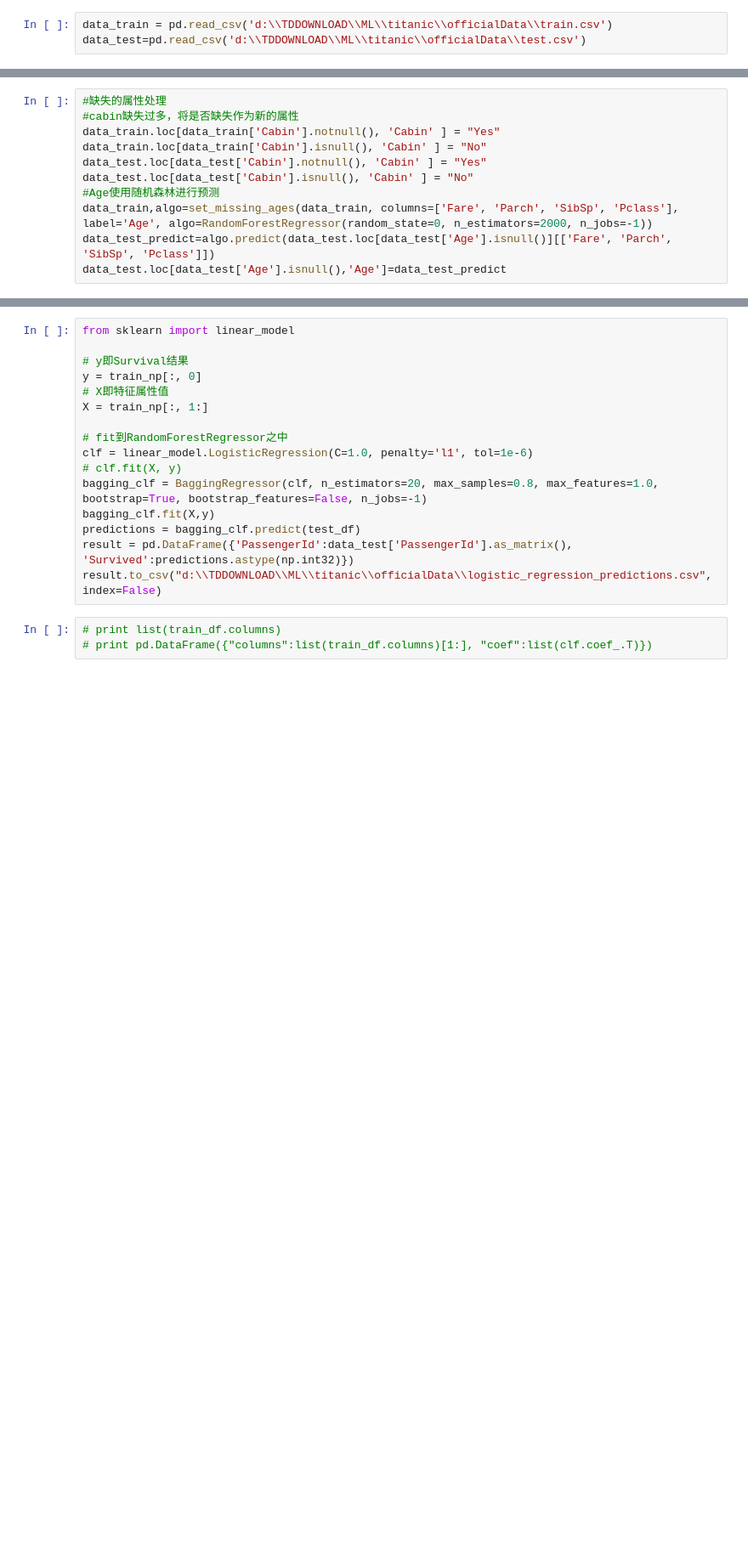
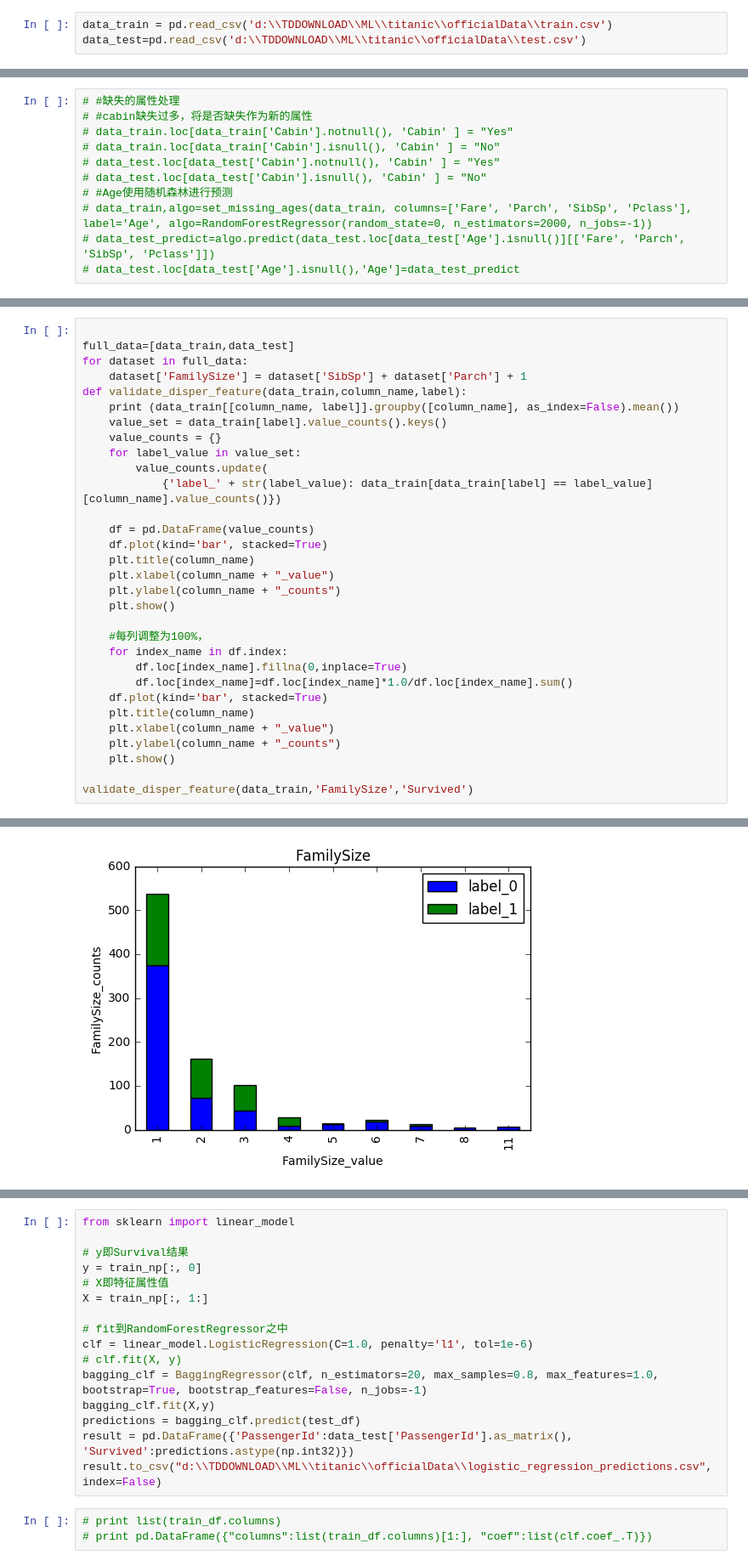
Before and after one commit to Jahvey/PYTHON_kaggle_titanic, a Jupyter notebook: my titanic.ipynb, the cells around one changed output, grey strips where cells are left out. Shown at 85% size. Cells and saved outputs as stored; diff of their text form; blank space fills up the shorter version.

```diff
--- a/my titanic.ipynb
+++ b/my titanic.ipynb
@@ -223,11 +145,11 @@ show_int(data_train,columns)
 # %%
-#缺失的属性处理
-#cabin缺失过多，将是否缺失作为新的属性
-data_train.loc[data_train['Cabin'].notnull(), 'Cabin' ] = "Yes"
-data_train.loc[data_train['Cabin'].isnull(), 'Cabin' ] = "No"
-data_test.loc[data_test['Cabin'].notnull(), 'Cabin' ] = "Yes"
-data_test.loc[data_test['Cabin'].isnull(), 'Cabin' ] = "No"
-#Age使用随机森林进行预测
-data_train,algo=set_missing_ages(data_train, columns=['Fare', 'Parch', 'SibSp', 'Pclass'], label='Age', algo=RandomForestRegressor(random_state=0, n_estimators=2000, n_jobs=-1))
-data_test_predict=algo.predict(data_test.loc[data_test['Age'].isnull()][['Fare', 'Parch', 'SibSp', 'Pclass']])
-data_test.loc[data_test['Age'].isnull(),'Age']=data_test_predict
+# #缺失的属性处理
+# #cabin缺失过多，将是否缺失作为新的属性
+# data_train.loc[data_train['Cabin'].notnull(), 'Cabin' ] = "Yes"
+# data_train.loc[data_train['Cabin'].isnull(), 'Cabin' ] = "No"
+# data_test.loc[data_test['Cabin'].notnull(), 'Cabin' ] = "Yes"
+# data_test.loc[data_test['Cabin'].isnull(), 'Cabin' ] = "No"
+# #Age使用随机森林进行预测
+# data_train,algo=set_missing_ages(data_train, columns=['Fare', 'Parch', 'SibSp', 'Pclass'], label='Age', algo=RandomForestRegressor(random_state=0, n_estimators=2000, n_jobs=-1))
+# data_test_predict=algo.predict(data_test.loc[data_test['Age'].isnull()][['Fare', 'Parch', 'SibSp', 'Pclass']])
+# data_test.loc[data_test['Age'].isnull(),'Age']=data_test_predict
@@ -259,0 +222,32 @@ value_set Int64Index([0, 1], dtype='int64')
+# %%
+
+full_data=[data_train,data_test]
+for dataset in full_data:
+    dataset['FamilySize'] = dataset['SibSp'] + dataset['Parch'] + 1
+def validate_disper_feature(data_train,column_name,label):
+    print (data_train[[column_name, label]].groupby([column_name], as_index=False).mean())
+    value_set = data_train[label].value_counts().keys()
+    value_counts = {}
+    for label_value in value_set:
+        value_counts.update(
+            {'label_' + str(label_value): data_train[data_train[label] == label_value][column_name].value_counts()})
+
+    df = pd.DataFrame(value_counts)
+    df.plot(kind='bar', stacked=True)
+    plt.title(column_name)
+    plt.xlabel(column_name + "_value")
+    plt.ylabel(column_name + "_counts")
+    plt.show()
+
+    #每列调整为100%，
+    for index_name in df.index:
+        df.loc[index_name].fillna(0,inplace=True)
+        df.loc[index_name]=df.loc[index_name]*1.0/df.loc[index_name].sum()
+    df.plot(kind='bar', stacked=True)
+    plt.title(column_name)
+    plt.xlabel(column_name + "_value")
+    plt.ylabel(column_name + "_counts")
+    plt.show()
+
+validate_disper_feature(data_train,'FamilySize','Survived')
+# %% [output]
@@ -259,0 +264 @@ value_set Int64Index([0, 1], dtype='int64')
+[figure, added]
```
Also changed, not shown: parts of 21 cells of this notebook.
